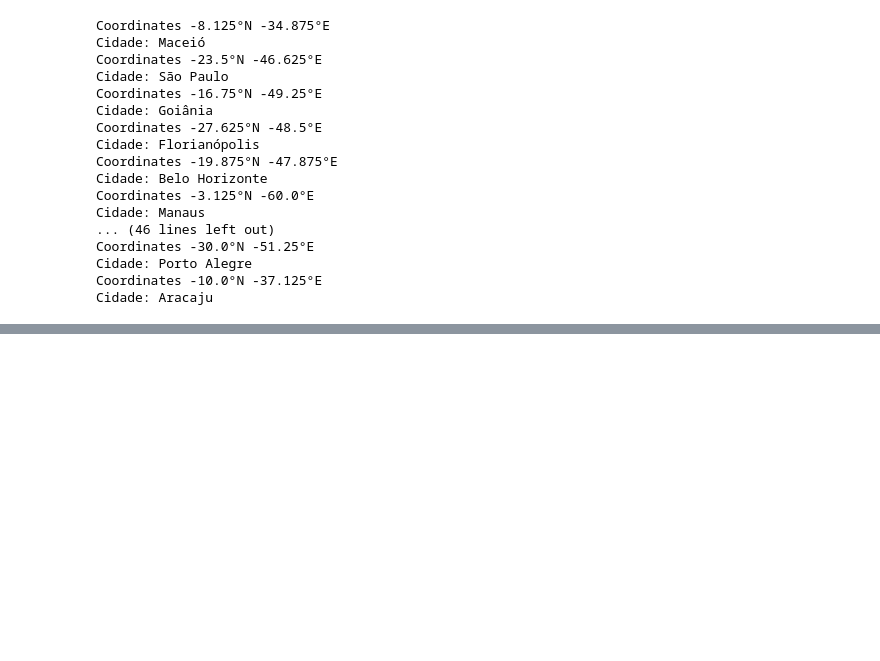
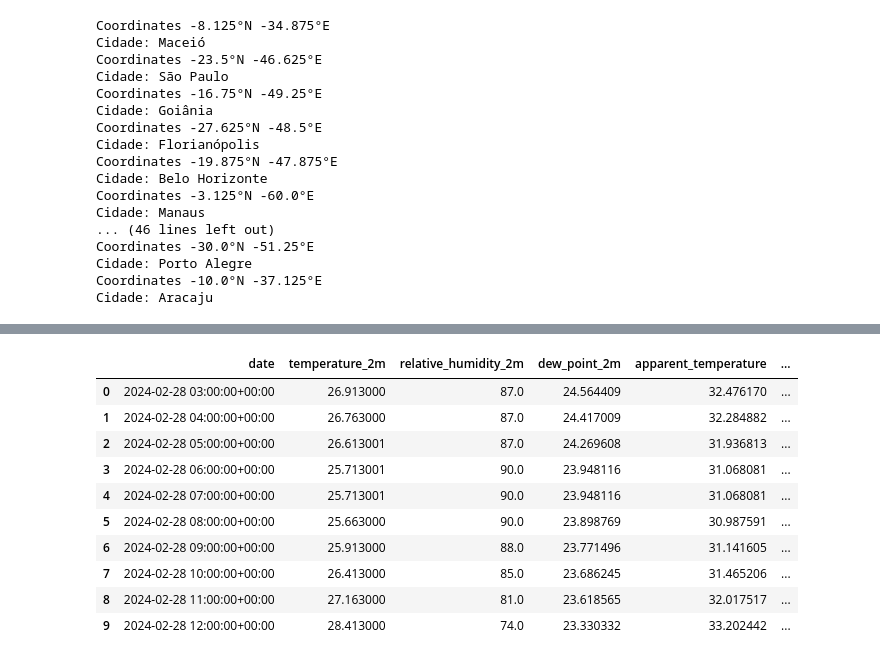
Before and after one commit to luisroliveira/projeto1, a Jupyter notebook: projeto.ipynb, the cells around one changed output, grey strips where cells are left out. Cells and saved outputs as stored; diff of their text form; code cells hidden in the pictures; blank space fills up the shorter version.

```diff
--- a/projeto.ipynb
+++ b/projeto.ipynb
@@ -173,0 +166,14 @@ Cidade: Aracaju
+# %%
+df.head(10)
+# %% [output]
+|  | date | temperature_2m | relative_humidity_2m | dew_point_2m | apparent_temperature | ... |
+| 0 | 2024-02-28 03:00:00+00:00 | 26.913000 | 87.0 | 24.564409 | 32.476170 | ... |
+| 1 | 2024-02-28 04:00:00+00:00 | 26.763000 | 87.0 | 24.417009 | 32.284882 | ... |
+| 2 | 2024-02-28 05:00:00+00:00 | 26.613001 | 87.0 | 24.269608 | 31.936813 | ... |
+| 3 | 2024-02-28 06:00:00+00:00 | 25.713001 | 90.0 | 23.948116 | 31.068081 | ... |
+| 4 | 2024-02-28 07:00:00+00:00 | 25.713001 | 90.0 | 23.948116 | 31.068081 | ... |
+| 5 | 2024-02-28 08:00:00+00:00 | 25.663000 | 90.0 | 23.898769 | 30.987591 | ... |
+| 6 | 2024-02-28 09:00:00+00:00 | 25.913000 | 88.0 | 23.771496 | 31.141605 | ... |
+| 7 | 2024-02-28 10:00:00+00:00 | 26.413000 | 85.0 | 23.686245 | 31.465206 | ... |
+| 8 | 2024-02-28 11:00:00+00:00 | 27.163000 | 81.0 | 23.618565 | 32.017517 | ... |
+| 9 | 2024-02-28 12:00:00+00:00 | 28.413000 | 74.0 | 23.330332 | 33.202442 | ... |
```
Also changed, not shown: parts of 11 cells of this notebook.
